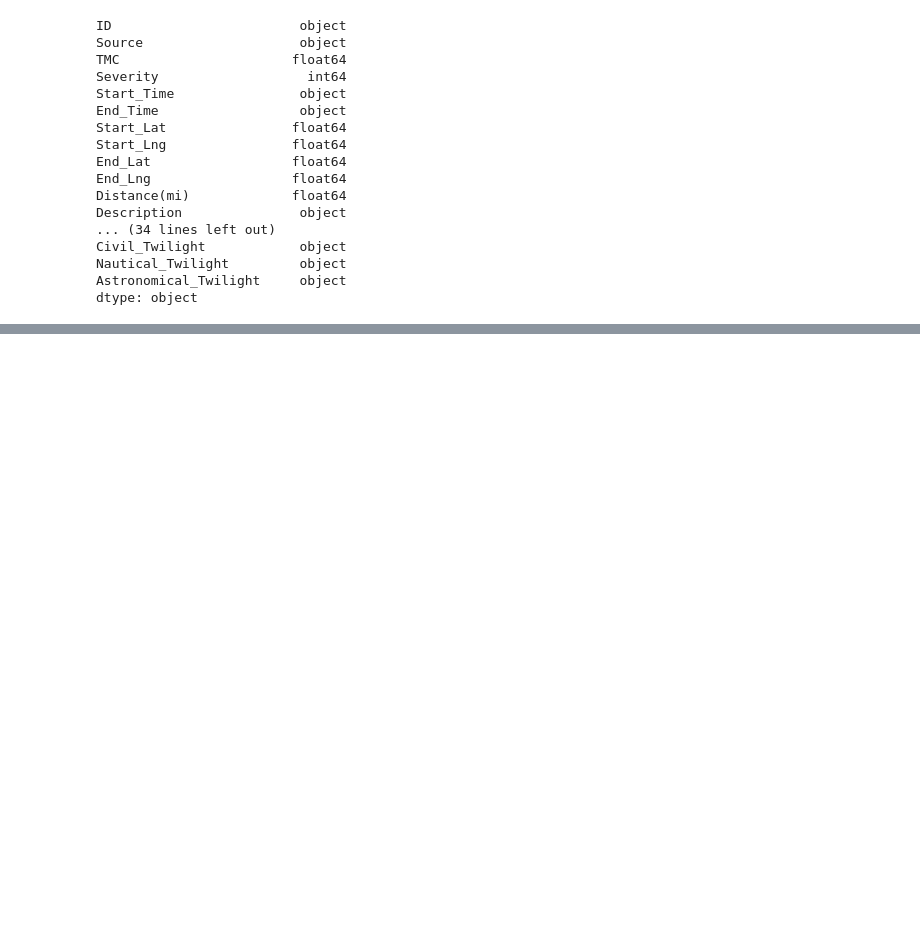
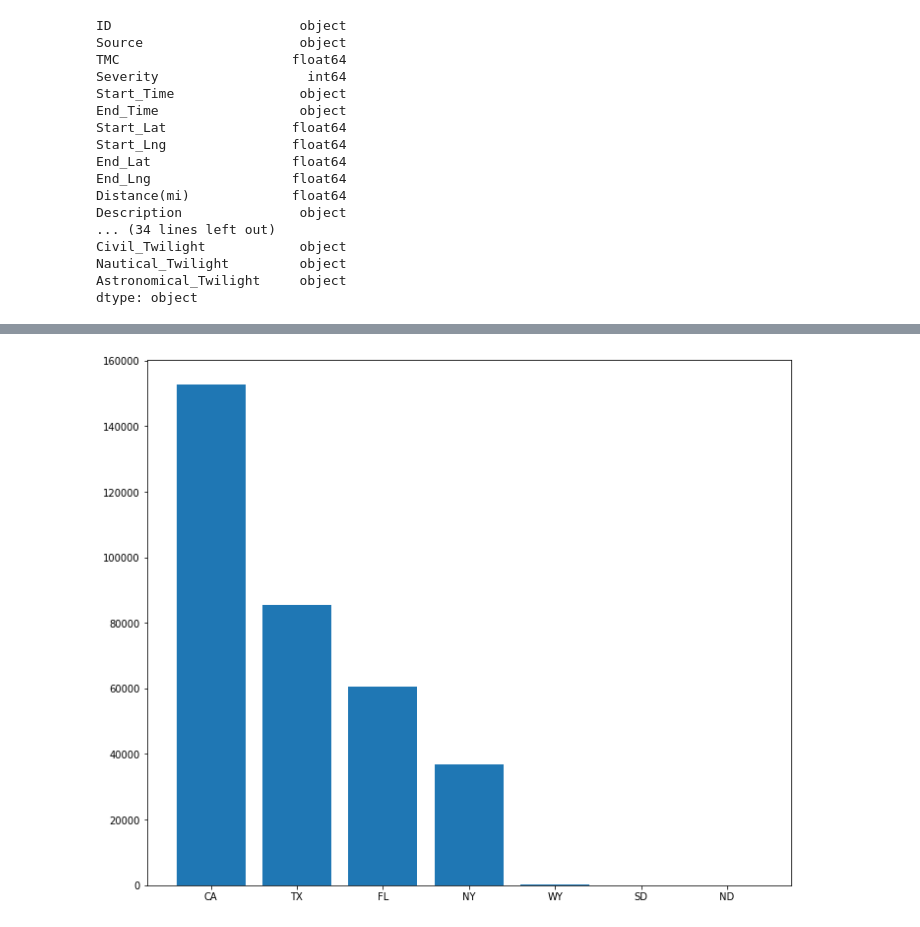
Before and after one commit to lilijo6/Project-Group-3, a Jupyter notebook: USAccident_Analysis.ipynb, the cells around one changed output, grey strips where cells are left out. Cells and saved outputs as stored; diff of their text form; code cells hidden in the pictures; blank space fills up the shorter version.

```diff
--- a/USAccident_Analysis.ipynb
+++ b/USAccident_Analysis.ipynb
@@ -91,0 +156,3 @@ _x_=plt.bar(accident_source_state["State"],accident_source_state["AccidentCount"
+# %%
+accident_state_year_2017=accident_state_year[(accident_state_year["State"].isin(states)) & (accident_state_year["Year"]==2017)]
+accident_state_year_2017
@@ -91,0 +168,6 @@ _x_=plt.bar(accident_source_state["State"],accident_source_state["AccidentCount"
+# %%
+plt.figure(figsize=(10,8))
+_=plt.bar(accident_state_year_2017["State"],accident_state_year_2017["Accident Count"])
+plt.tight_layout()
+# %% [output]
+[figure, added]
```
Also changed, not shown: parts of 9 cells of this notebook.
